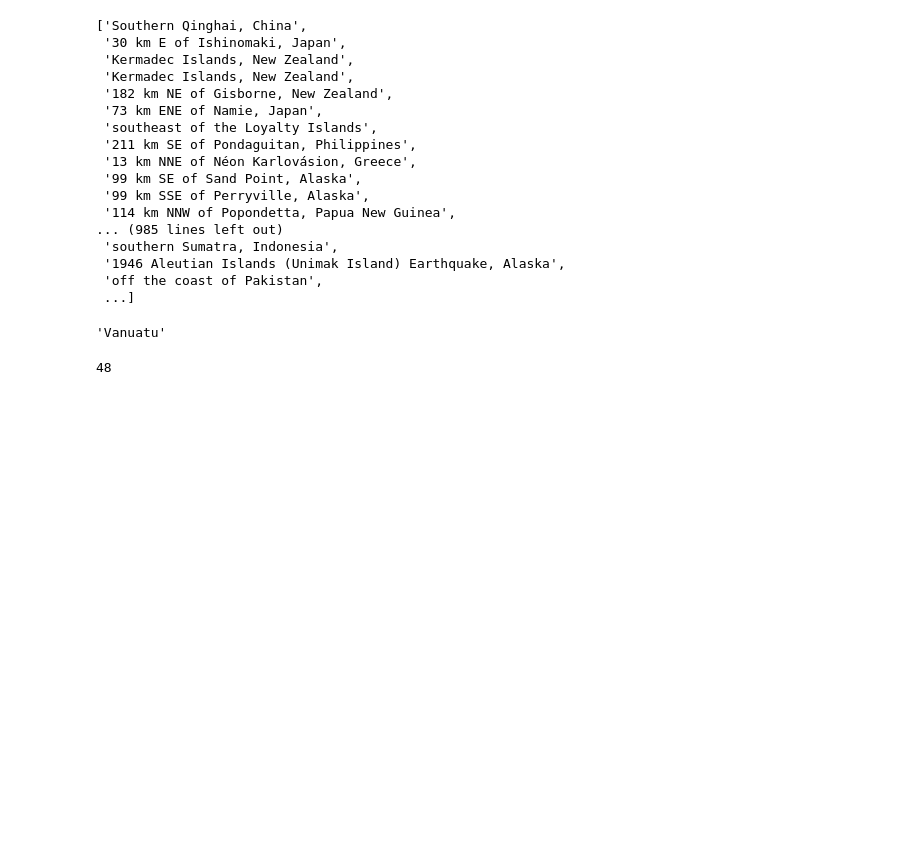
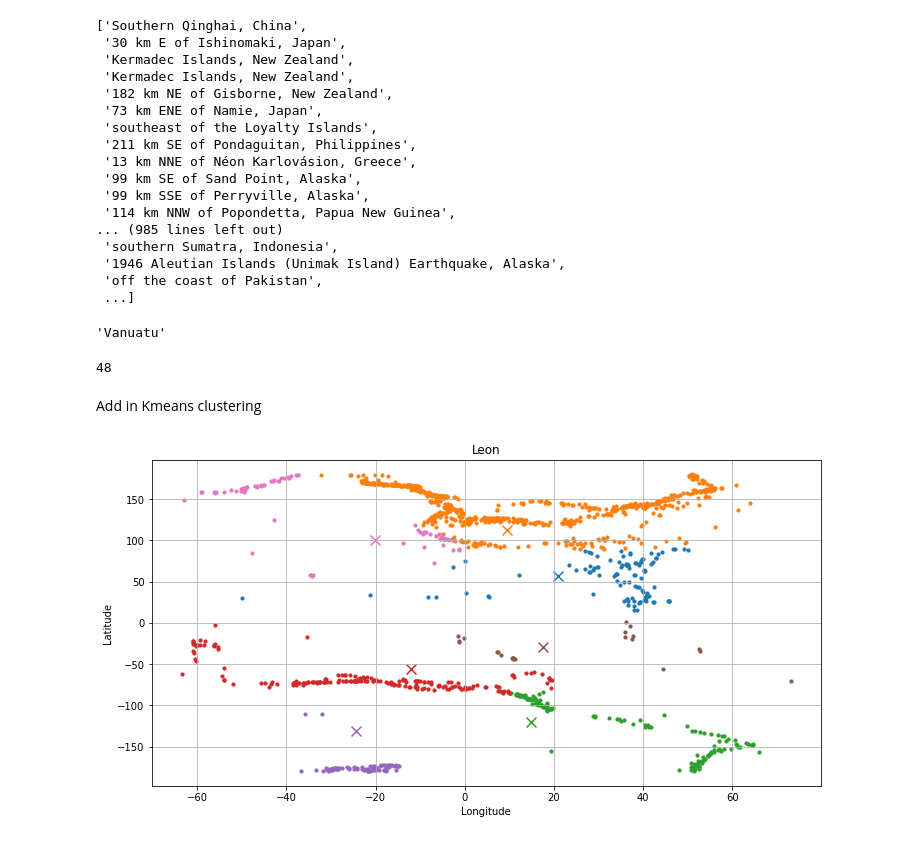
Before and after one commit to LeonHan2007/earthquakeL, a Jupyter notebook: EarthquakeLeon.ipynb, the cells around one changed output. Drawn from its saved outputs; the diff is of its cells as text; code cells hidden in the pictures; blank space fills up the shorter version.

```diff
--- a/EarthquakeLeon.ipynb
+++ b/EarthquakeLeon.ipynb
@@ -15,5 +14,5 @@ Saving earthquake .csv to earthquake .csv
 # %%
-df = pd.read_csv(io.BytesIO(uploaded['earthquake .csv']))
+df = pd.read_csv(io.BytesIO(uploaded['earthquake_csv.csv']))
 # %%
 df = df.drop(columns = ['horizontalError',
                         'depthError',
@@ -85,3 +84,5 @@ f
 e
 # %% [output]
 48
+# %% [markdown]
+Add in Kmeans clustering
@@ -87,0 +119,44 @@ e
+# %%
+colors = ["tab:blue", "tab:orange", "tab:green", "tab:red", "tab:purple", "tab:pink", "tab:brown", "tab:grey", "tab:cyan"]
+# %%
+mags = df['mag'].tolist()
+max_mag = max(mags)
+# %%
+k = 7
+latitude = df['latitude'].tolist()
+longitude = df['longitude'].tolist()
+dataL = [[latitude[i], longitude[i]] for i in range(len(latitude))]
+randLat = np.random.uniform(low=-1, high=1, size=k)*max(latitude)
+randLon = np.random.uniform(low=-1, high=1, size=k)*max(longitude)
+centroidL = [[randLat[i], randLon[i]] for i in range(len(randLat))]
+fig, (ax1) = plt.subplots(1,1)
+plt.rcParams['figure.figsize'] = [12, 6]
+ax1.set_title('Leon')
+ax1.set_ylabel("Latitude")
+ax1.set_xlabel("Longitude")
+
+cen, dmags = assignL(centroidL, dataL, mags)
+
+max_itr = 100
+
+itr = 0
+for i in range(3):
+  while itr < max_itr:
+    centroidL = []
+    for i in cen.keys():
+      x = new_centroidL(cen[i], dmags[i], max_mag)
+      centroidL.append(x)
+    newcen, newmags = assignL(centroidL, dataL, mags)
+    itr += 1
+
+cen = newcen
+mags = newmags
+for i in cen.keys():
+  ax1.scatter(centroidL[i][0], centroidL[i][1], marker = "x", s = 100, color = colors[i])
+  for j in cen[i]:
+    ax1.scatter(j[0], j[1], marker = "o", s = 10, color = colors[i])
+
+ax1.grid('on')
+plt.show()
+# %% [output]
+[figure, added]
```
Also changed, not shown: parts of 9 cells of this notebook, 1 other file.
